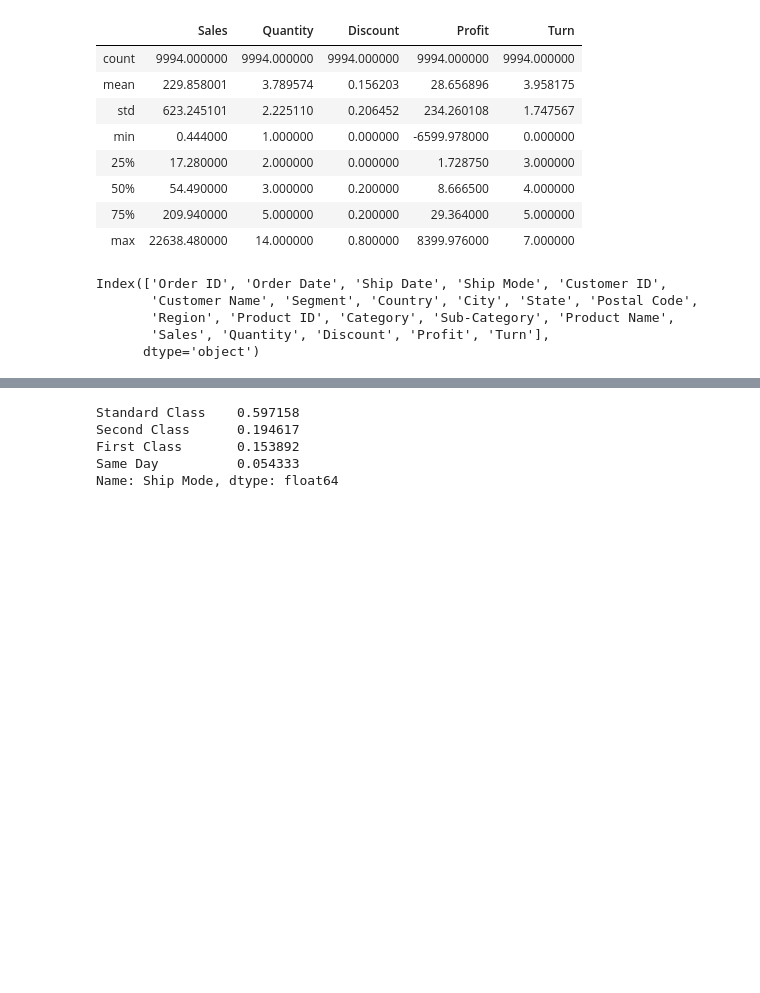
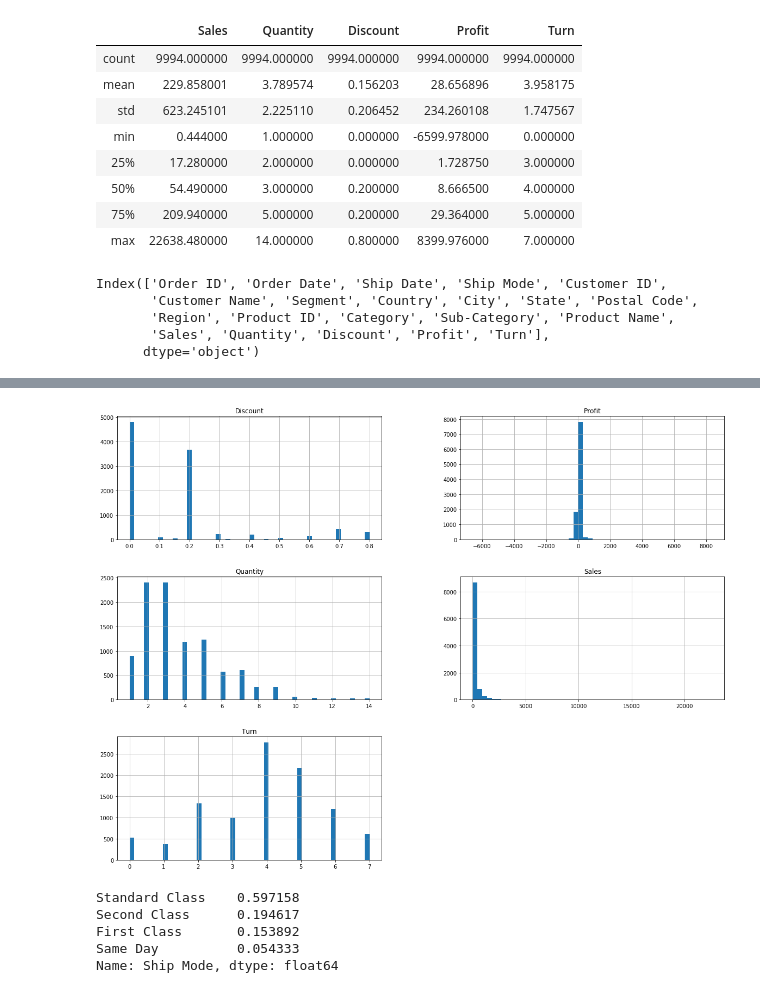
Before and after one commit to carlos-datascientist/neural_networks, a Jupyter notebook: superstore.ipynb, the cells around one changed output, grey strips where cells are left out. Drawn from its saved outputs; the diff is of its cells as text; code cells hidden in the pictures; blank space fills up the shorter version.

```diff
--- a/superstore.ipynb
+++ b/superstore.ipynb
@@ -149,3 +166,8 @@ Index(['Order ID', 'Order Date', 'Ship Date', 'Ship Mode', 'Customer ID',
+# %%
+store.hist(bins=50, figsize=(20,15))
+plt.show()
+# %% [output]
+[figure, added]
 # %%
 store['Ship Mode'].value_counts(normalize=True)
 # %% [output]
```
Also changed, not shown: parts of 19 cells of this notebook.
